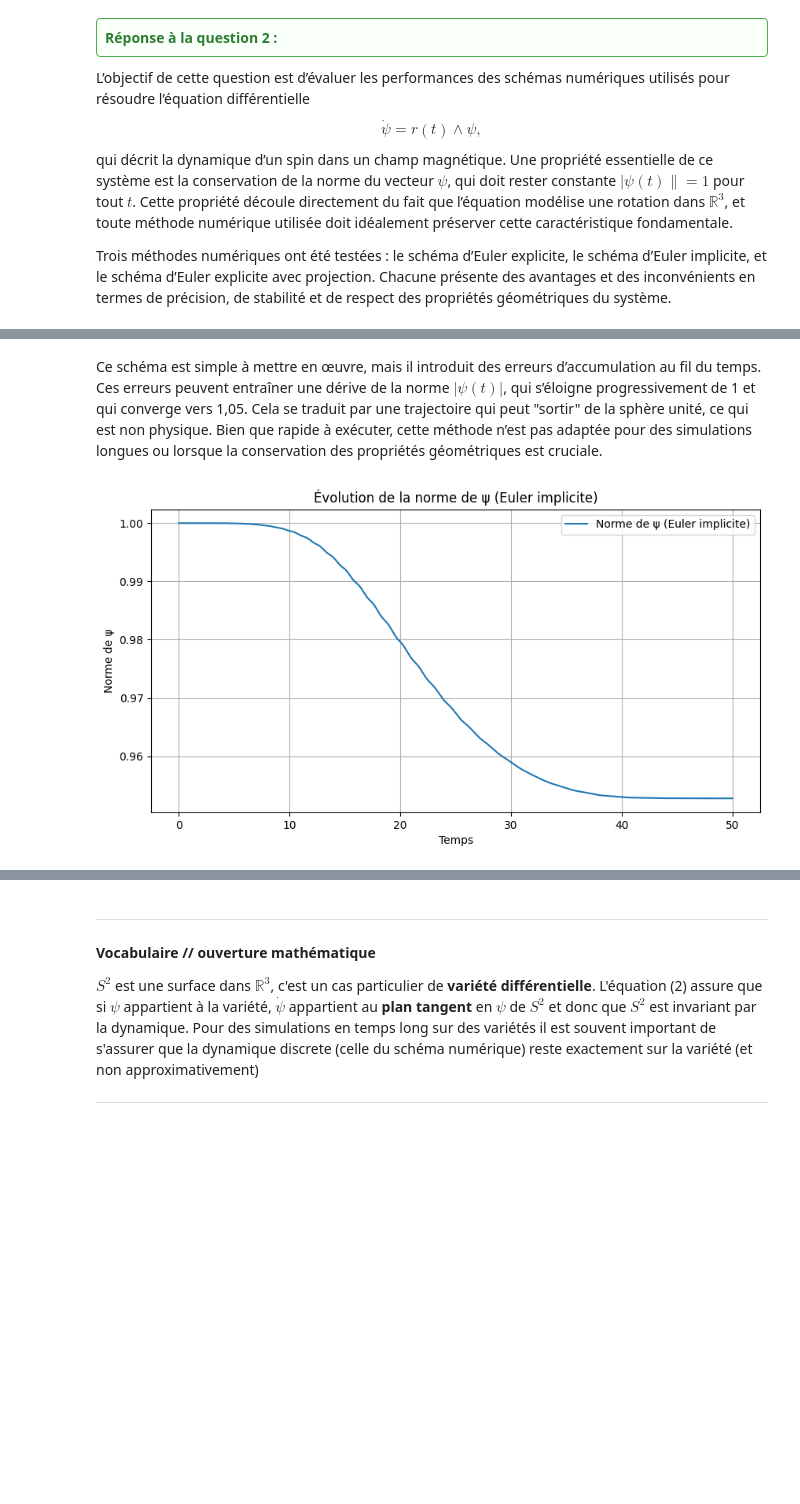
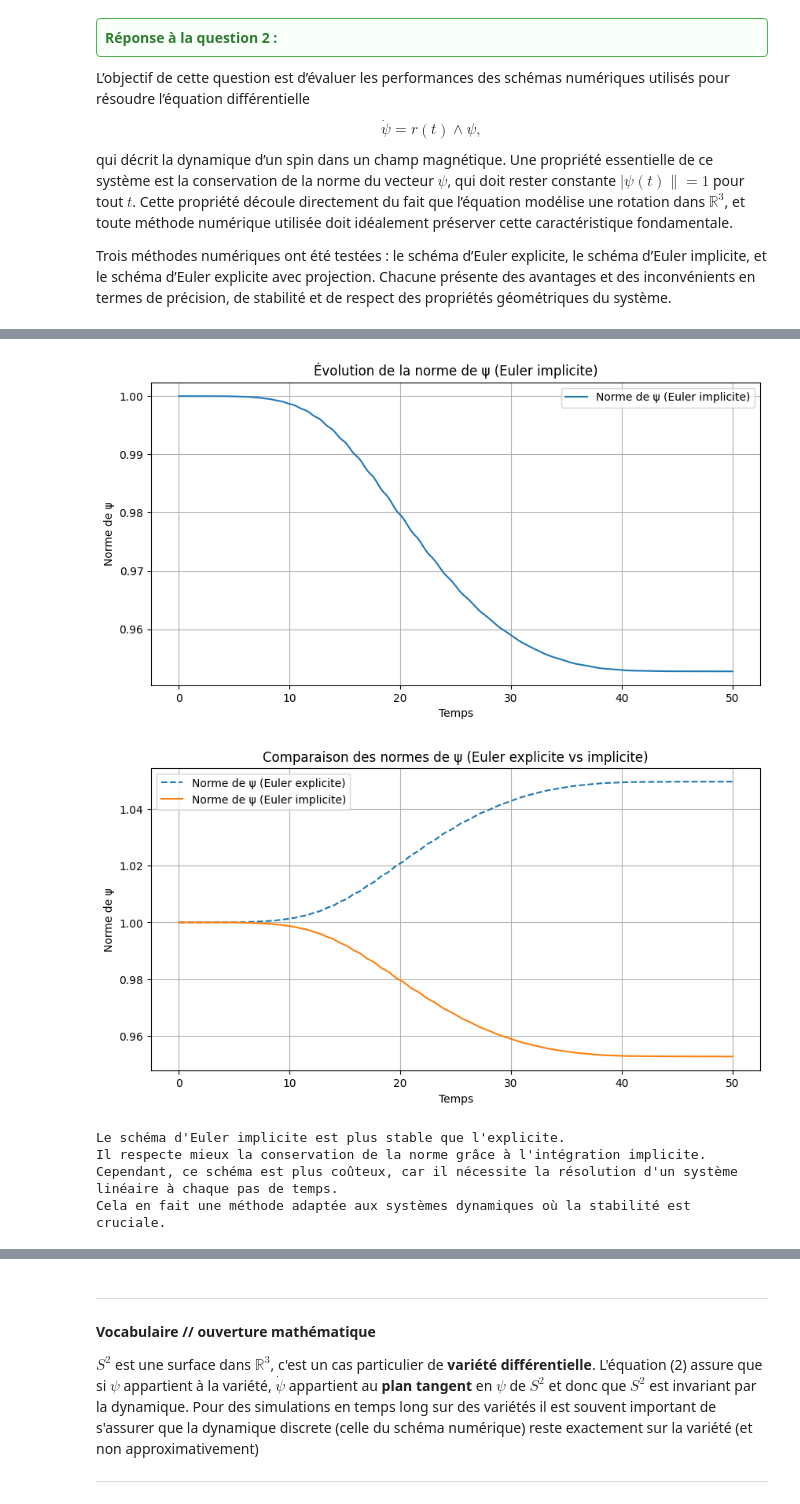
Before and after one commit to HBoiarsky/DM-equadiffs, a Jupyter notebook: Projet-2024.ipynb, the cells around one changed output, grey strips where cells are left out. Drawn from its saved outputs; the diff is of its cells as text; code cells hidden in the pictures; blank space fills up the shorter version.

```diff
--- a/Projet-2024.ipynb
+++ b/Projet-2024.ipynb
@@ -273,35 +280,56 @@ plt.show()
-# %% [markdown]
-Ce schéma est simple à mettre en œuvre, mais il introduit des erreurs d’accumulation au fil du temps. Ces erreurs peuvent entraîner une dérive de la norme $|\psi(t)|$, qui s’éloigne progressivement de 1 et qui converge vers 1,05. Cela se traduit par une trajectoire qui peut "sortir" de la sphère unité, ce qui est non physique. Bien que rapide à exécuter, cette méthode n’est pas adaptée pour des simulations longues ou lorsque la conservation des propriétés géométriques est cruciale.
 # %%
-# Shéma d'Euler implicte
+# Schéma d'Euler implicite
 def euler_implicit(psi_0, t_0, t_f, E, delta, dt):
     times = np.arange(t_0, t_f, dt)
     psi = np.zeros((len(times), 3))
     psi[0] = psi_0
 
     I = np.eye(3)
 
     for i in range(1, len(times)):
         t_next = times[i]
-        A_t = E * Omega_z + delta * u(t_next) * Omega_x
+        A_t = compute_A_t(t_next, E, delta)
         M = I - dt * A_t
         psi[i] = np.linalg.solve(M, psi[i - 1])
 
     return times, psi
 
 # Résolution et tracé
 times, psi_implicit = euler_implicit(psi_0, t_0, t_f, E, delta, dt)
 
 # Norme de ψ
 norms_implicit = np.linalg.norm(psi_implicit, axis=1)
 
+# Tracé des normes (implicite seul)
 plt.figure(figsize=(10, 5))
 plt.plot(times, norms_implicit, label="Norme de ψ (Euler implicite)")
 plt.xlabel("Temps")
 plt.ylabel("Norme de ψ")
 plt.legend()
 plt.title("Évolution de la norme de ψ (Euler implicite)")
 plt.grid()
 plt.show()
+
+# Comparaison avec le schéma explicite
+plt.figure(figsize=(10, 5))
+plt.plot(times, norms_explicit, label="Norme de ψ (Euler explicite)", linestyle="--")
+plt.plot(times, norms_implicit, label="Norme de ψ (Euler implicite)", linestyle="-")
+plt.xlabel("Temps")
+plt.ylabel("Norme de ψ")
+plt.legend()
+plt.title("Comparaison des normes de ψ (Euler explicite vs implicite)")
+plt.grid()
+plt.show()
+
+# Interprétation
+print("Le schéma d'Euler implicite est plus stable que l'explicite.")
+print("Il respecte mieux la conservation de la norme grâce à l'intégration implicite.")
+print("Cependant, ce schéma est plus coûteux, car il nécessite la résolution d'un système linéaire à chaque pas de temps.")
+print("Cela en fait une méthode adaptée aux systèmes dynamiques où la stabilité est cruciale.")
 # %% [output]
 [figure]
+[figure, added]
+Le schéma d'Euler implicite est plus stable que l'explicite.
+Il respecte mieux la conservation de la norme grâce à l'intégration implicite.
+Cependant, ce schéma est plus coûteux, car il nécessite la résolution d'un système linéaire à chaque pas de temps.
+Cela en fait une méthode adaptée aux systèmes dynamiques où la stabilité est cruciale.
```
Also changed, not shown: parts of 11 cells of this notebook.
